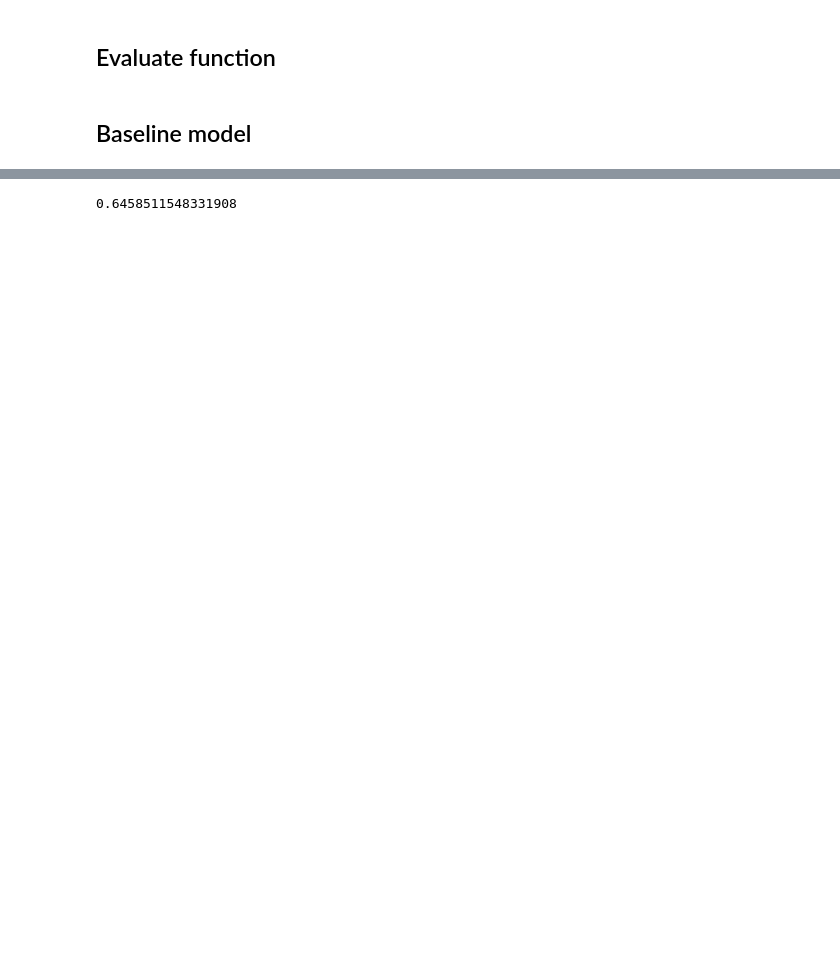
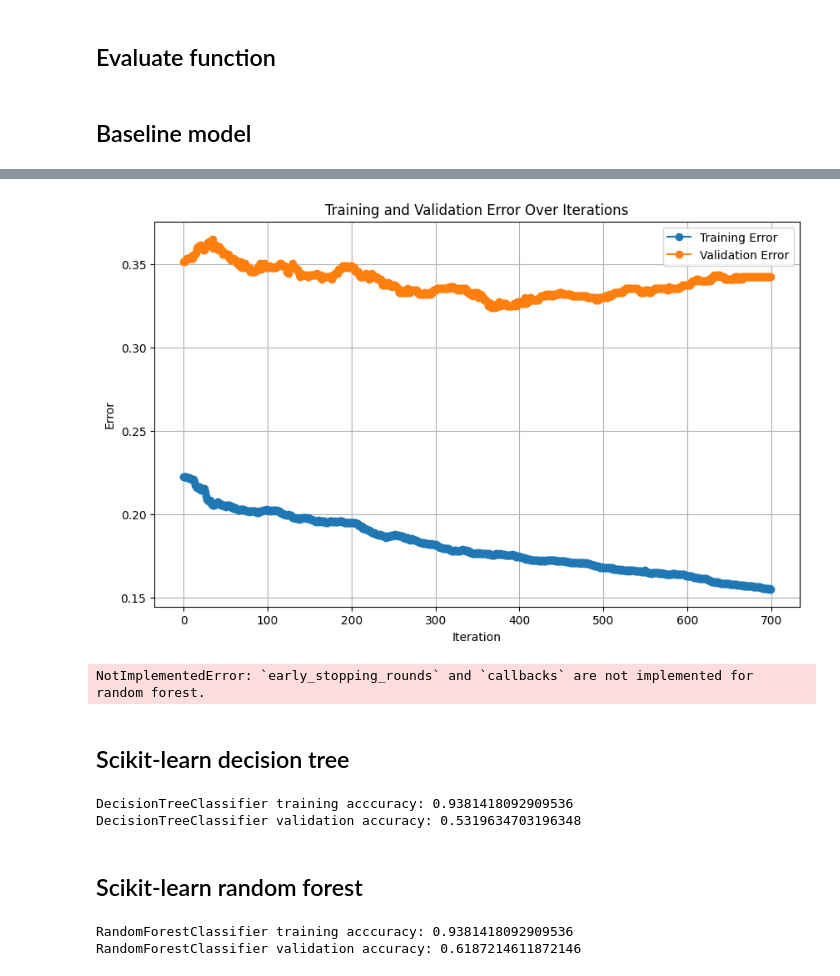
Before and after one commit to misosvec/ml-course-project, a Jupyter notebook: fsa.ipynb, the cells around one changed output, grey strips where cells are left out. Drawn from its saved outputs; the diff is of its cells as text; code cells hidden in the pictures; blank space fills up the shorter version.

```diff
--- a/fsa.ipynb
+++ b/fsa.ipynb
@@ -165,10 +276,83 @@ TypeError: can't convert cuda:0 device type tensor to numpy. Use Tensor.cpu() to
+# %%
+plt.figure(figsize=(10, 6))
+plt.plot(
+    range(len(train_results['merror'])),
+    train_results['merror'],
+    label='Training Error',
+    marker='o'
+)
+
+plt.plot(
+    range(len(valid_results['merror'])),
+    valid_results['merror'],
+    label='Validation Error',
+    marker='o'
+)
+
+plt.xlabel('Iteration')
+plt.ylabel('Error')
+plt.title('Training and Validation Error Over Iterations')
+plt.legend()
+plt.grid(True)
+plt.show()
+# %% [output]
+[figure, added]
+# %%
+from xgboost import XGBRFClassifier
+
+# Define the classifier
+xgbrfclf = XGBRFClassifier(
+    n_estimators=20,
+    max_depth=20,
+    num_class=3,
+    learning_rate=0.2,
+    reg_lambda=100,
+    eval_metric=["mlogloss", "merror"],
+    early_stopping_rounds=10
+)
+
+# Train the classifier with early stopping
+xgbrfclf.fit(
+    X_train,
+    y_train,
+    eval_set=[(X_val, y_val)],
+    verbose=1
+)
+
+# Capture evaluation results
+results = xgbrfclf.evals_result()
+
+# Print evaluation results for better insight
+print("Evaluation Results:")
+for metric, values in results["validation_0"].items():
+    print(f"{metric}: {values}")
+# %% [output]
+NotImplementedError: `early_stopping_rounds` and `callbacks` are not implemented for random forest.
+# %% [markdown]
+## Scikit-learn decision tree
+# %%
+from sklearn.tree import DecisionTreeClassifier
+
+dtclf = DecisionTreeClassifier(
+    criterion="gini",
+    splitter="best",
+    max_depth=None
+)
+dtclf.fit(X_train, y_train)
+train_valid_eval(dtclf)
+# %% [output]
+DecisionTreeClassifier training acccuracy: 0.9381418092909536
+DecisionTreeClassifier validation accuracy: 0.5319634703196348
+# %% [markdown]
+## Scikit-learn random forest
 # %%
 from sklearn.ensemble import RandomForestClassifier
 rfc = RandomForestClassifier(n_estimators=100)
 rfc.fit(X_train, y_train)
-evaluate_models([rfc], X_test, y_test)
+train_valid_eval(rfc)
 # %% [output]
-0.6458511548331908
+RandomForestClassifier training acccuracy: 0.9381418092909536
+RandomForestClassifier validation accuracy: 0.6187214611872146
 # %%
 from sklearn.ensemble import GradientBoostingClassifier
 
```
Also changed, not shown: parts of 17 cells of this notebook.
